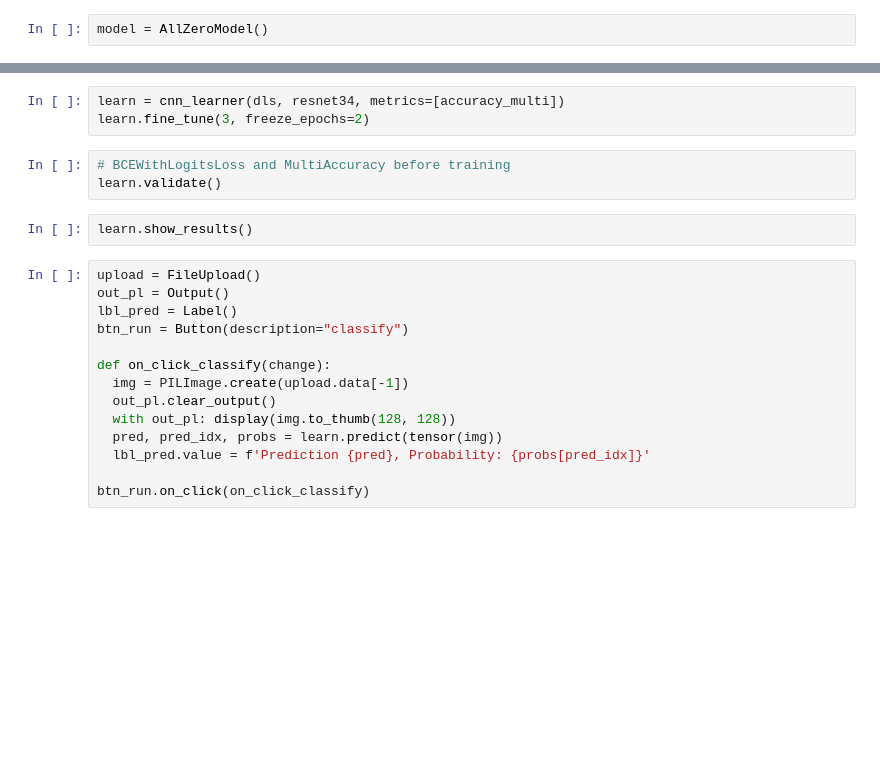
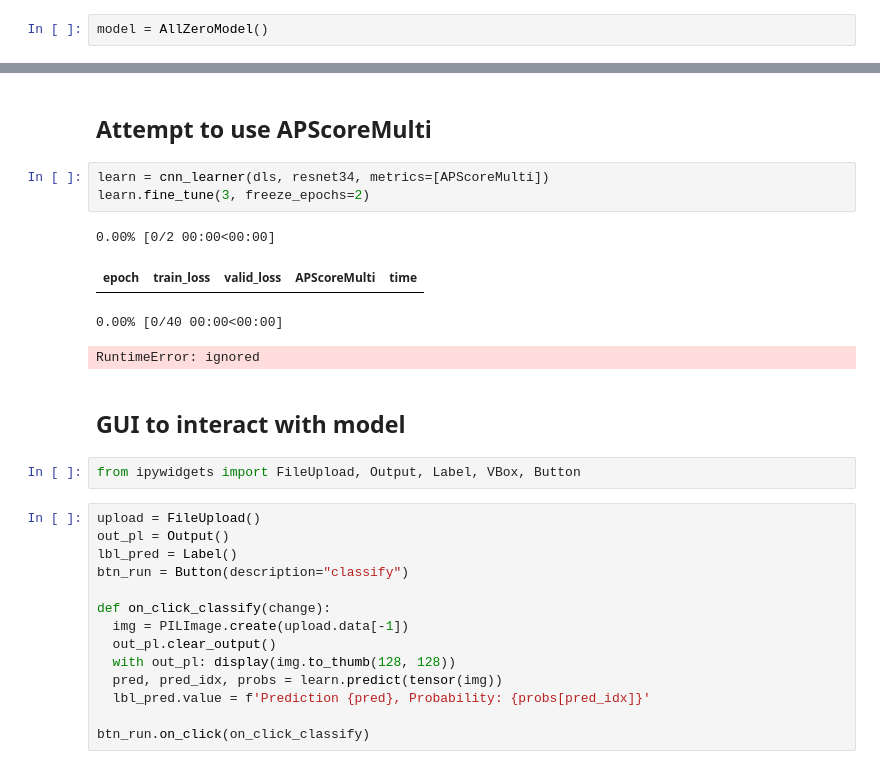
Before and after one commit to LukeWeidenwalker/fastai-notebooks, a Jupyter notebook: 06_pascal_multicat.ipynb, the cells around one changed output, grey strips where cells are left out. Drawn from its saved outputs; the diff is of its cells as text; blank space fills up the shorter version.

```diff
--- a/06_pascal_multicat.ipynb
+++ b/06_pascal_multicat.ipynb
@@ -59,11 +72,17 @@ learn.validate()
+# %% [markdown]
+## Attempt to use APScoreMulti
 # %%
-learn = cnn_learner(dls, resnet34, metrics=[accuracy_multi])
+learn = cnn_learner(dls, resnet34, metrics=[APScoreMulti])
 learn.fine_tune(3, freeze_epochs=2)
+# %% [output]
+0.00% [0/2 00:00<00:00]
+| epoch | train_loss | valid_loss | APScoreMulti | time |
+0.00% [0/40 00:00<00:00]
+RuntimeError: ignored
-# %%
-# BCEWithLogitsLoss and MultiAccuracy before training
-learn.validate()
-# %%
-learn.show_results()
+# %% [markdown]
+## GUI to interact with model
+# %%
+from ipywidgets import FileUpload, Output, Label, VBox, Button
 # %%
 upload = FileUpload()
 out_pl = Output()
```
Also changed, not shown: parts of 25 cells of this notebook.
